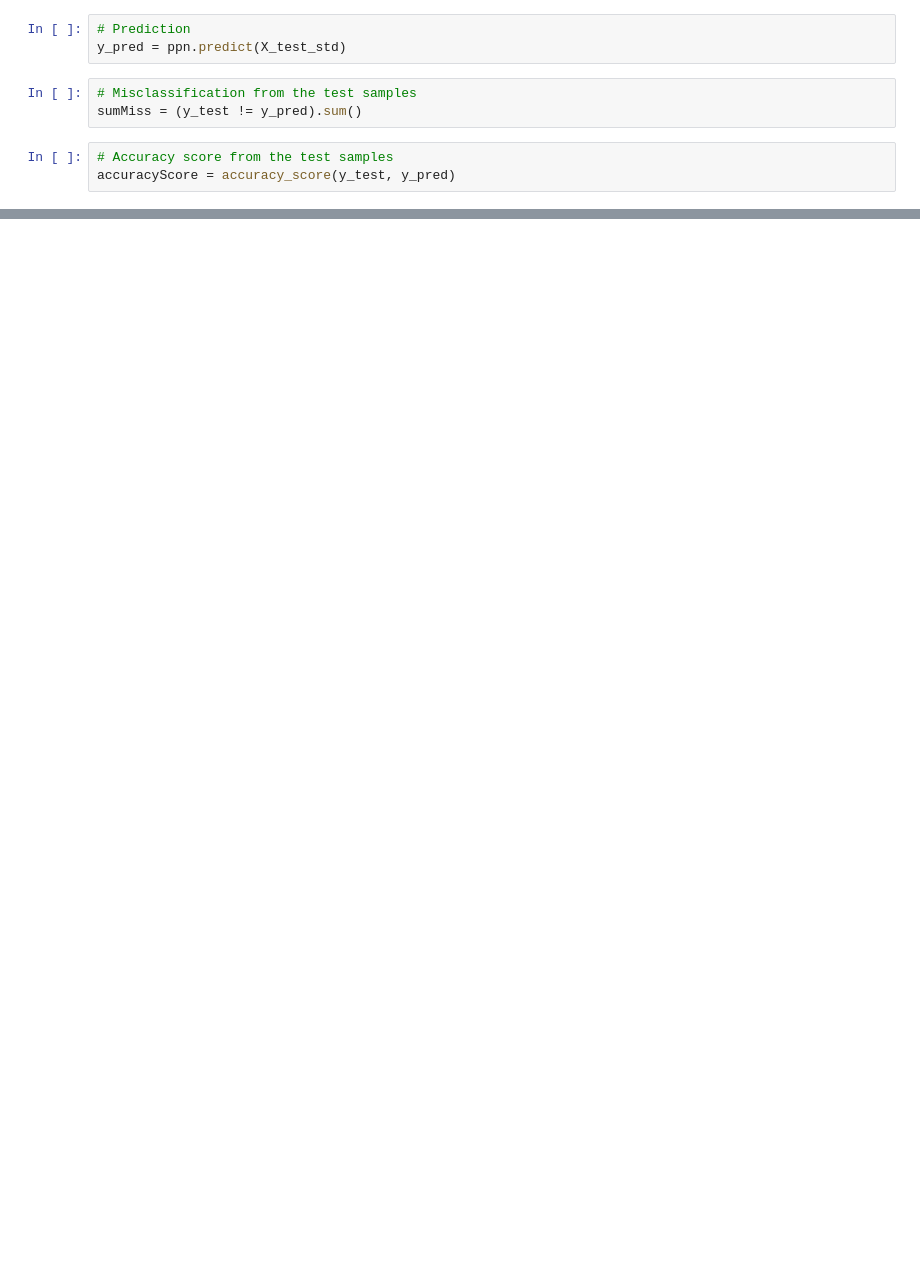
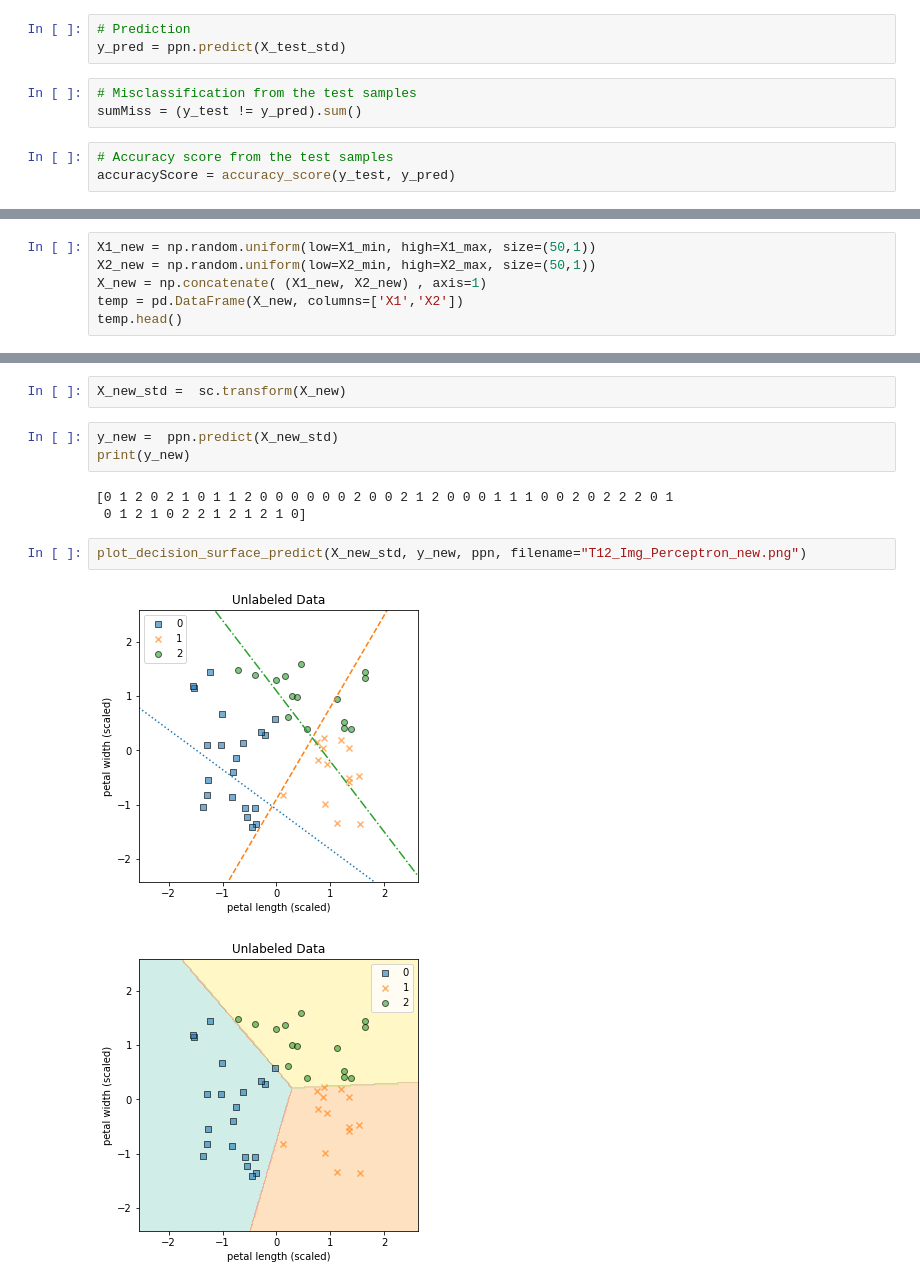
Before and after one commit to ie-ai-class/ai-2564-1, a Jupyter notebook: Topic 02 - Classification/T12_Perceptron_Multiclass.ipynb, the cells around one changed output, grey strips where cells are left out. Cells and saved outputs as stored; diff of their text form; blank space fills up the shorter version.

```diff
--- a/Topic 02 - Classification/T12_Perceptron_Multiclass.ipynb
+++ b/Topic 02 - Classification/T12_Perceptron_Multiclass.ipynb
@@ -125,0 +105,6 @@ plot_decision_surface(X_train_std, X_test_std, y_train, y_test, ppn, filename="T
+# %%
+X1_new = np.random.uniform(low=X1_min, high=X1_max, size=(50,1))
+X2_new = np.random.uniform(low=X2_min, high=X2_max, size=(50,1))
+X_new = np.concatenate( (X1_new, X2_new) , axis=1)
+temp = pd.DataFrame(X_new, columns=['X1','X2'])
+temp.head()
@@ -125,0 +118,13 @@ plot_decision_surface(X_train_std, X_test_std, y_train, y_test, ppn, filename="T
+# %%
+X_new_std =  sc.transform(X_new)
+# %%
+y_new =  ppn.predict(X_new_std)
+print(y_new)
+# %% [output]
+[0 1 2 0 2 1 0 1 1 2 0 0 0 0 0 0 2 0 0 2 1 2 0 0 0 1 1 1 0 0 2 0 2 2 2 0 1
+ 0 1 2 1 0 2 2 1 2 1 2 1 0]
+# %%
+plot_decision_surface_predict(X_new_std, y_new, ppn, filename="T12_Img_Perceptron_new.png")
+# %% [output]
+[figure, added]
+[figure, added]
```
Also changed, not shown: parts of 13 cells of this notebook, 10 other files.
